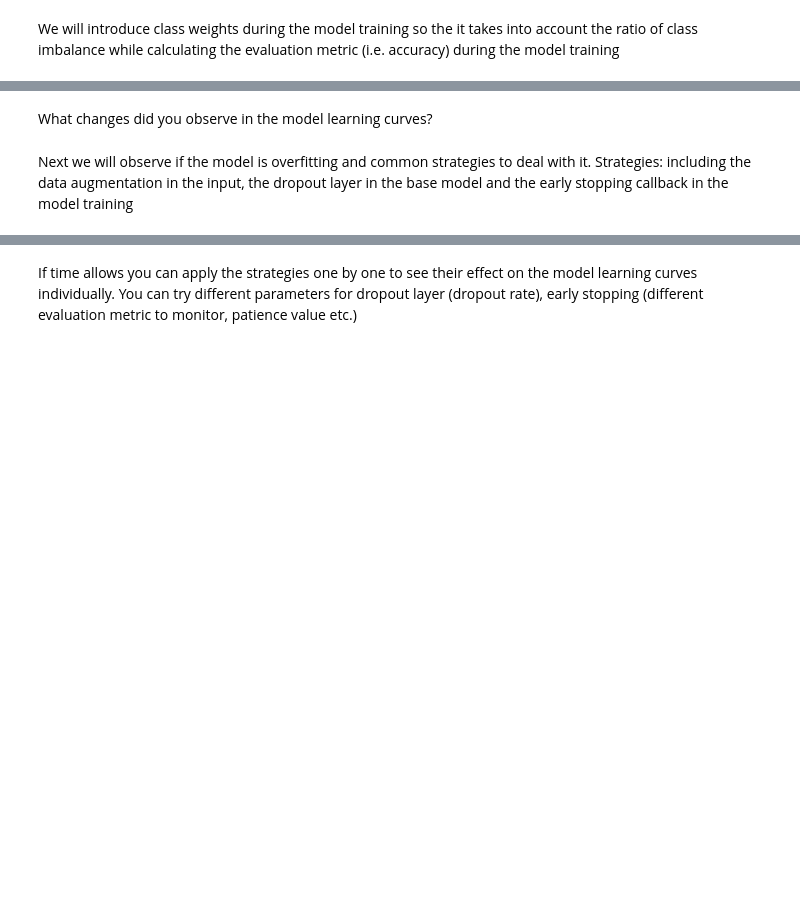
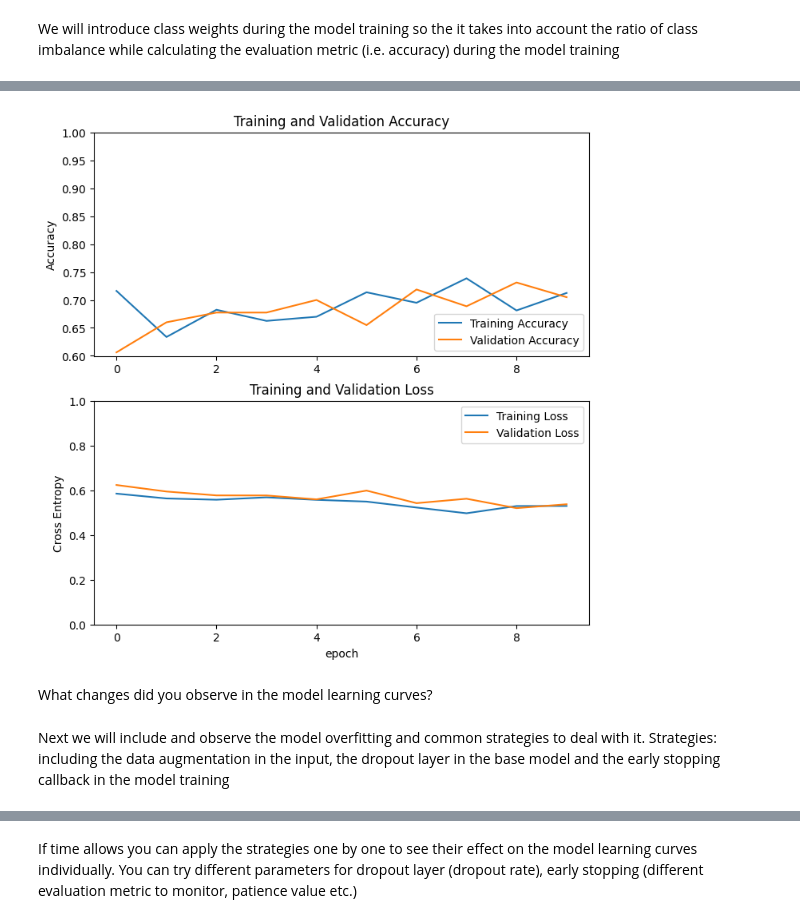
Before and after one commit to kimmokartasalo/predictive_modelling_lab, a Jupyter notebook: dl_lab_2.ipynb, the cells around one changed output, grey strips where cells are left out. Drawn from its saved outputs; the diff is of its cells as text; code cells hidden in the pictures; blank space fills up the shorter version.

Commit message:
added the overfitting usecase

```diff
--- a/dl_lab_2.ipynb
+++ b/dl_lab_2.ipynb
@@ -219,9 +304,10 @@ We will introduce class weights during the model training so the it takes into a
 # %%
 history = model.fit(train_dataset,
                     steps_per_epoch=25,
-                    validation_steps=50,
+                    validation_steps=25,
                     epochs=10,
                     validation_data=validation_dataset,
                     class_weight=class_weight)
 
 plot_history(history)
+# %% [output]
@@ -228,5 +334,6 @@ plot_history(history)
+[figure, added]
 # %% [markdown]
 What changes did you observe in the model learning curves?
 # %% [markdown]
-Next we will observe if the model is overfitting and common strategies to deal with it.
+Next we will include and observe the model overfitting and common strategies to deal with it.
 Strategies: including the data augmentation in the input, the dropout layer in the base model and the early stopping callback in the model training
```
Also changed, not shown: parts of 10 cells of this notebook.
